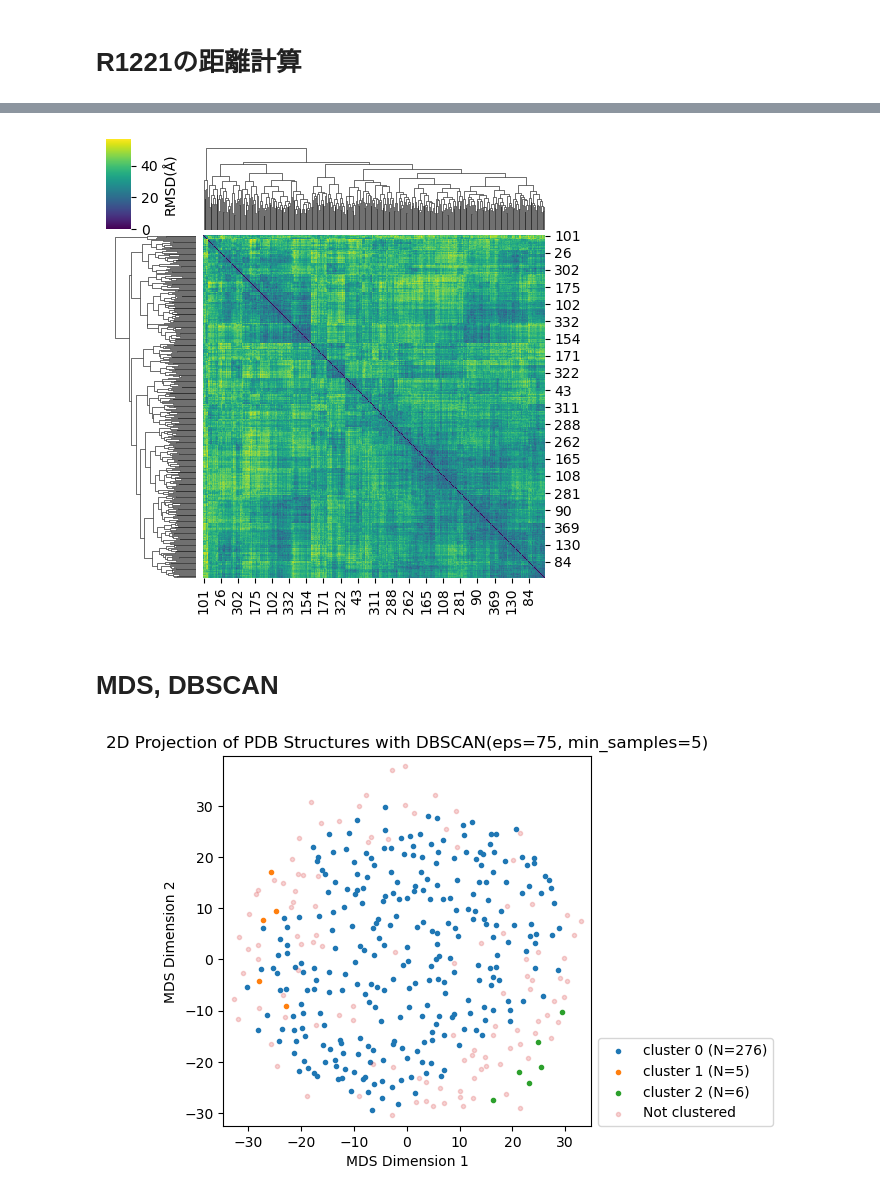
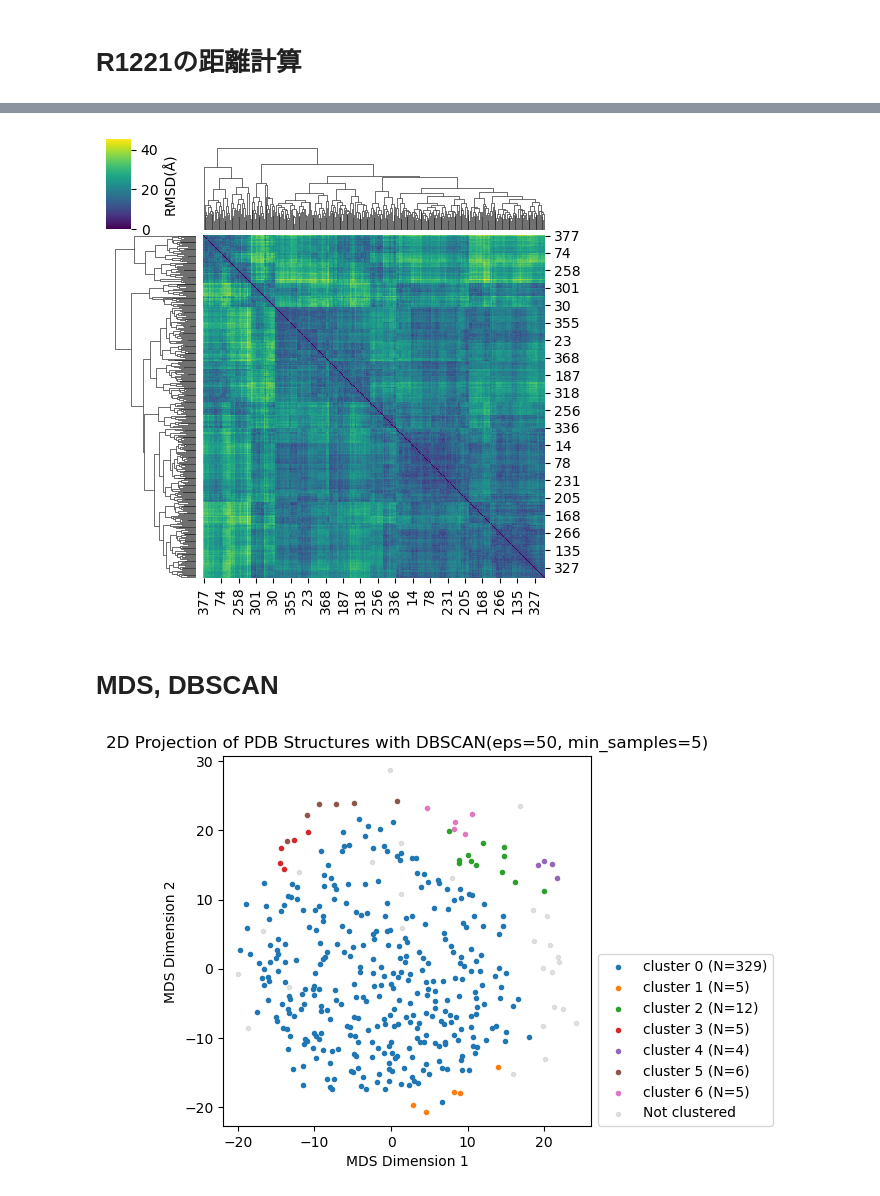
Before and after one commit to Shunsuke-1994/casp16, a Jupyter notebook: notebooks/R1221.ipynb, the cells around one changed output, grey strips where cells are left out. Saved outputs shown, nothing was run; the diff lists cells and outputs as text; code cells hidden in the pictures.

```diff
--- a/notebooks/R1221.ipynb
+++ b/notebooks/R1221.ipynb
@@ -135,11 +136,11 @@ import matplotlib.pyplot as plt
 import numpy as np
 import seaborn as sns
 
-rmsd = np.load(f"{pdb_sele_dir}/rmsd_matrix_sorted_id.npy")
+rmsd = np.load(f"{pdb_dir}/rmsd_matrix_sorted_id.npy")
 g = sns.clustermap(rmsd, cmap="viridis", figsize=(5,5), cbar_kws={'label': 'RMSD(Å)', 'aspect': 20})
 # plt.savefig(f"{pdb_sele_dir}/rmsd_clustermap.png", dpi = 300)
 # %% [output]
-[figure, old version]
+[figure, new version]
 # %% [markdown]
 # MDS, DBSCAN
 # %%
@@ -150,30 +151,30 @@ coords = mds.fit_transform(rmsd)
 # %%
 from sklearn.cluster import DBSCAN
 
-eps = 75
+eps = 50
 min_samples = 5
 clustering = DBSCAN(eps=eps, min_samples=min_samples).fit(rmsd)
 
 plt.figure()
 for c in set(clustering.labels_):
     if c == -1:
         plt.scatter(coords[clustering.labels_ == c, 0], coords[clustering.labels_ == c, 1], label="Not clustered", marker=".", alpha=0.2)
     else:
         n = sum(clustering.labels_ == c)
         plt.scatter(coords[clustering.labels_ == c, 0], coords[clustering.labels_ == c, 1], label=f"cluster {c} (N={n})", marker=".")
 plt.legend(loc = (1.02,0))
 plt.xlim(min(coords[:, 0])-2, max(coords[:, 0])+2)
 plt.ylim(min(coords[:, 1])-2, max(coords[:, 1])+2)
 
 # plt.colorbar(label=label)
 plt.xlabel('MDS Dimension 1')
 plt.ylabel('MDS Dimension 2')
 plt.title(f'2D Projection of PDB Structures with DBSCAN(eps={eps}, min_samples={min_samples})')
 plt.subplots_adjust(right=0.7)
 # plt.savefig(f"{pdb_dir}/rmsd_mds_dbscan.png", dpi = 300)
 plt.show()
 # %% [output]
-[figure, old version]
+[figure, new version]
 # %%
 df_scores.head(3)
 
```
Also changed, not shown: parts of 29 cells of this notebook.
